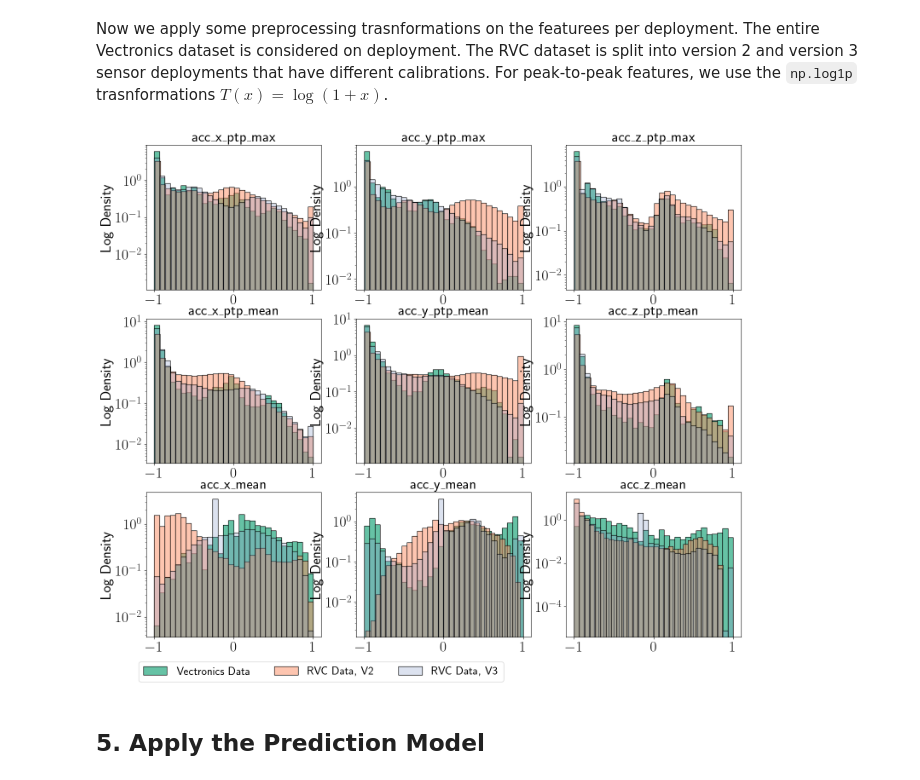
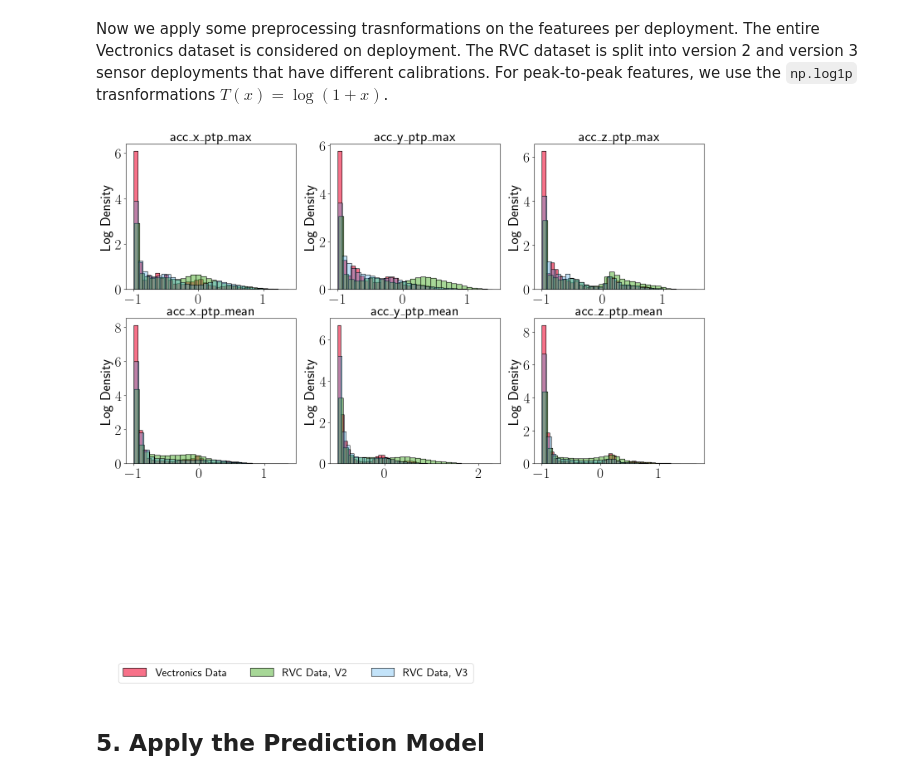
Before and after one commit to medhaaga/BotswanaML, a Jupyter notebook: notebooks/RVC_EDA.ipynb, the cells around one changed output. Cells and saved outputs as stored; diff of their text form; code cells hidden in the pictures.

```diff
--- a/notebooks/RVC_EDA.ipynb
+++ b/notebooks/RVC_EDA.ipynb
@@ -492,11 +582,10 @@ P-value: 0.00000000 - The two distributions are significantly different (reject
 # %% [markdown]
 Now we apply some preprocessing trasnformations on the featurees per deployment. The entire Vectronics dataset is considered on deployment. The RVC dataset is split into version 2 and version 3 sensor deployments that have different calibrations. For peak-to-peak features, we use the ``np.log1p`` trasnformations $T(x) = \log (1+x)$.
 # %%
-
-# --------------------------
+import torch
 
 pos_idx = [0, 1, 2, 3, 4, 5]  # Indices of features that should be positive
-center_idx = [6, 7, 8]  # Indices of features that should be centered at zero
+center_idx = None #[6, 7, 8]  # Indices of features that should be centered at zero
 
 # compute global lows/highs once
 lows, highs = preprocess.compute_combined_quantiles(
@@ -512,7 +601,8 @@ transform = preprocess.TransformAndScale(
     pos_idx=pos_idx,
     center_idx=center_idx,
     lows=lows,
-    highs=highs
+    highs=highs,
+    clip_to_quantile=False
 )
 
 X_src = transform(torch.tensor(X_src, dtype=torch.float32))
@@ -523,7 +613,7 @@ X_targets = [Xt.detach().numpy() for Xt in X_targets]
 # %%
 fig, axes = plt.subplots(len(Vectronics_feature_cols)//3, 3, figsize=(18, 5*(len(Vectronics_feature_cols)//3)))
 
-palette = sns.color_palette("Set2", n_colors=3)
+palette = sns.color_palette("husl", n_colors=3)
 axes = axes.flatten()
 for i, col in enumerate(Vectronics_feature_cols):
         ax = axes[i]
@@ -544,35 +634,35 @@ for i, col in enumerate(Vectronics_feature_cols):
                 label='RVC Data, V2',
                 ax=ax,
                 stat='density',
                 bins=30,
                 color=palette[1],
                 alpha=0.5
             )
 
         sns.histplot(
                 X_targets[1][:,i],
                 kde=False,
                 label='RVC Data, V3',
                 ax=ax,
                 stat='density',
                 bins=30,
                 color=palette[2],
                 alpha=0.3
             )
 
         ax.set_title(col)
         ax.set_ylabel('Log Density')
-        ax.set_yscale("log")
+        # ax.set_yscale("log")
         ax.set_xlabel('')
 
 # Get legend info from the first axes
 handles, labels = axes[0].get_legend_handles_labels()
 axes[0].legend(handles, labels, loc='lower center', bbox_to_anchor=(1.0, -2.75), ncol=4)
 
 plt.tight_layout()
 plt.show()
 # %% [output]
-[figure, old version]
+[figure, new version]
 # %% [markdown]
 ## 5. Apply the Prediction Model
 # %%
```
Also changed, not shown: parts of 7 cells of this notebook, 18 other files.
